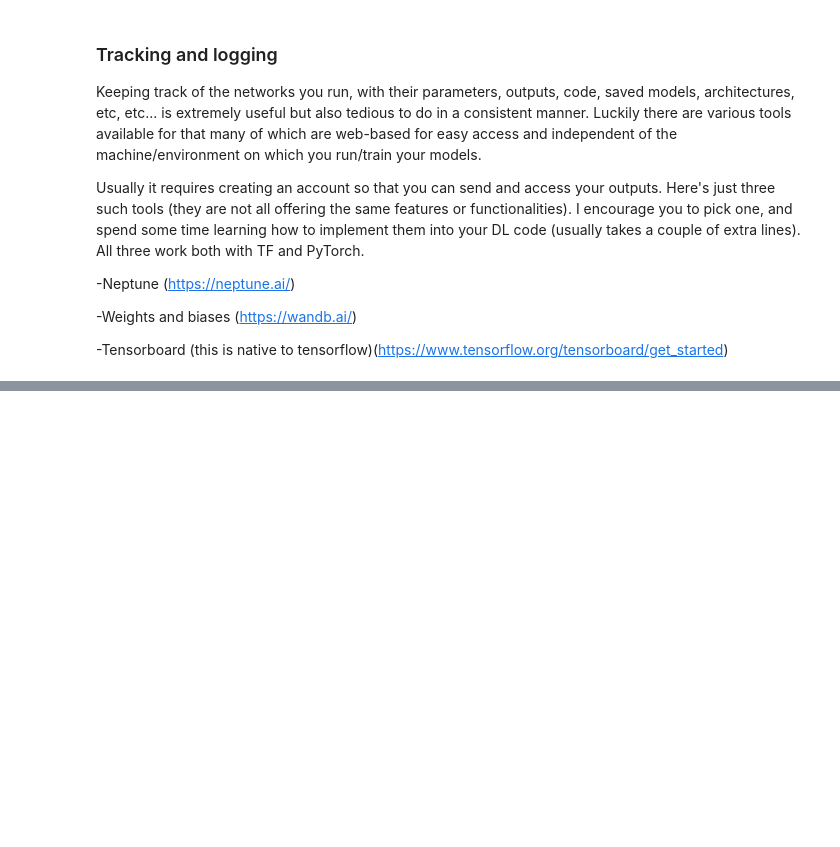
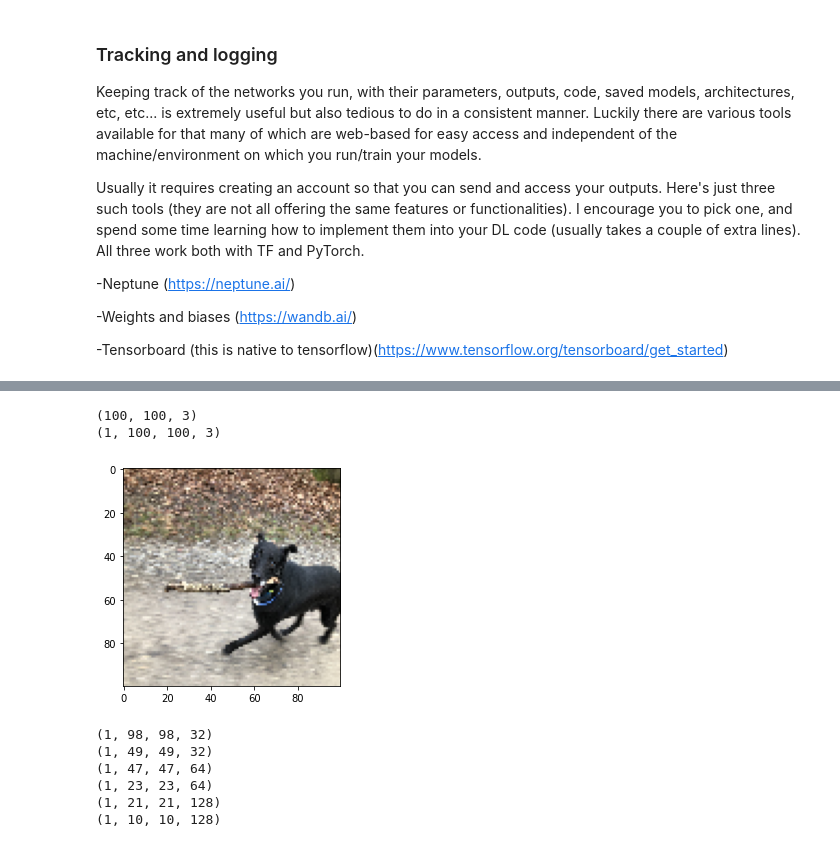
Before and after one commit to emmarant/CNN, a Jupyter notebook: CNN_classification_on_colab_env_LECTURER.ipynb, the cells around one changed output, grey strips where cells are left out. Cells and saved outputs as stored; diff of their text form; code cells hidden in the pictures; blank space fills up the shorter version.

```diff
--- a/CNN_classification_on_colab_env_LECTURER.ipynb
+++ b/CNN_classification_on_colab_env_LECTURER.ipynb
@@ -978,0 +994,20 @@ Here's just three such tools (they are not all offering the same features or fun
+# %%
+
+
+img_path='/content/natural_images/dog/dog_0007.jpg'
+img = image.load_img(img_path, target_size=(100, 100))
+img_tensor = image.img_to_array(img)
+print(img_tensor.shape)
+img_tensor = np.expand_dims(img_tensor, axis=0)
+img_tensor /= 255.
+## Its shape is (1, 150, 150, 3)
+print(img_tensor.shape)
+## check the image
+plt.imshow(img_tensor[0])
+#plt.imshow(np.squeeze(img_tensor),cmap='gray') # for 1-channel grayscale images
+
+plt.show()
+# %% [output]
+(100, 100, 3)
+(1, 100, 100, 3)
+[figure, added]
@@ -978,0 +1018,17 @@ Here's just three such tools (they are not all offering the same features or fun
+# %%
+# in our example where the model was like this: Conv2D-MaxPool-Conv2D-MaxPool-Conv2D-MaxPool, activations[0] correspond to the output of the first Conv layer,
+# activations[1] correspond to the output (feature maps) from the first MaxPool layer, etc....
+
+print(activations[0].shape)
+print(activations[1].shape)
+print(activations[2].shape)
+print(activations[3].shape)
+print(activations[4].shape)
+print(activations[5].shape)
+# %% [output]
+(1, 98, 98, 32)
+(1, 49, 49, 32)
+(1, 47, 47, 64)
+(1, 23, 23, 64)
+(1, 21, 21, 128)
+(1, 10, 10, 128)
```
Also changed, not shown: parts of 10 cells of this notebook, 1 other file.
